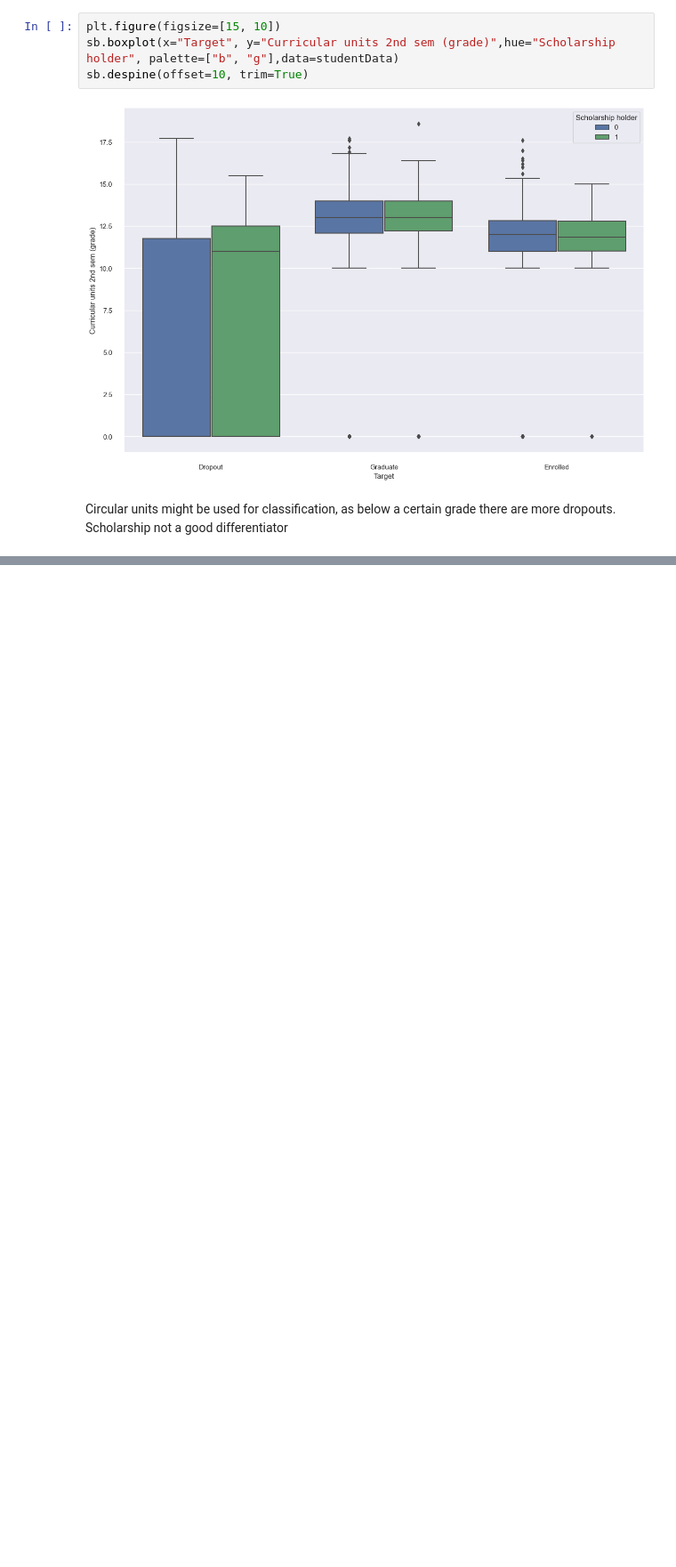
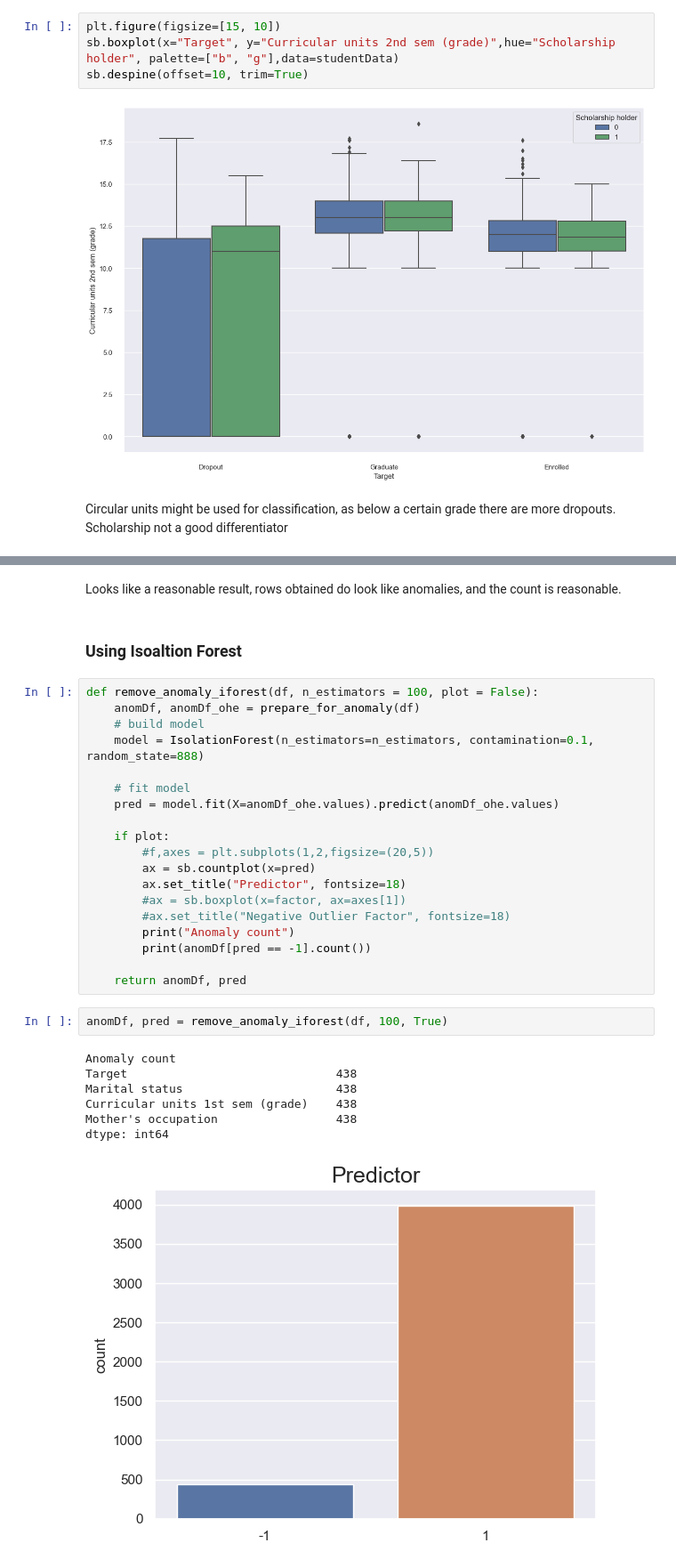
Before and after one commit to tersimdev/dropout-data-sci, a Jupyter notebook: Terence.ipynb, the cells around one changed output, grey strips where cells are left out. Shown at 89% size. Saved outputs shown, nothing was run; the diff lists cells and outputs as text; blank space fills up the shorter version.

```diff
--- a/Terence.ipynb
+++ b/Terence.ipynb
@@ -577,0 +561,33 @@ outlierDf[outlierDf["Mother's occupation"] == "Student"]
+# %% [markdown]
+Looks like a reasonable result, rows obtained do look like anomalies, and the count is reasonable.
+# %% [markdown]
+### Using Isoaltion Forest
+# %%
+def remove_anomaly_iforest(df, n_estimators = 100, plot = False):
+    anomDf, anomDf_ohe = prepare_for_anomaly(df)
+    # build model
+    model = IsolationForest(n_estimators=n_estimators, contamination=0.1, random_state=888)
+
+    # fit model
+    pred = model.fit(X=anomDf_ohe.values).predict(anomDf_ohe.values)
+
+    if plot:
+        #f,axes = plt.subplots(1,2,figsize=(20,5))
+        ax = sb.countplot(x=pred)
+        ax.set_title("Predictor", fontsize=18)
+        #ax = sb.boxplot(x=factor, ax=axes[1])
+        #ax.set_title("Negative Outlier Factor", fontsize=18)
+        print("Anomaly count")
+        print(anomDf[pred == -1].count())
+
+    return anomDf, pred
+# %%
+anomDf, pred = remove_anomaly_iforest(df, 100, True)
+# %% [output]
+Anomaly count
+Target                              438
+Marital status                      438
+Curricular units 1st sem (grade)    438
+Mother's occupation                 438
+dtype: int64
+[figure, added]
```
Also changed, not shown: parts of 24 cells of this notebook.
